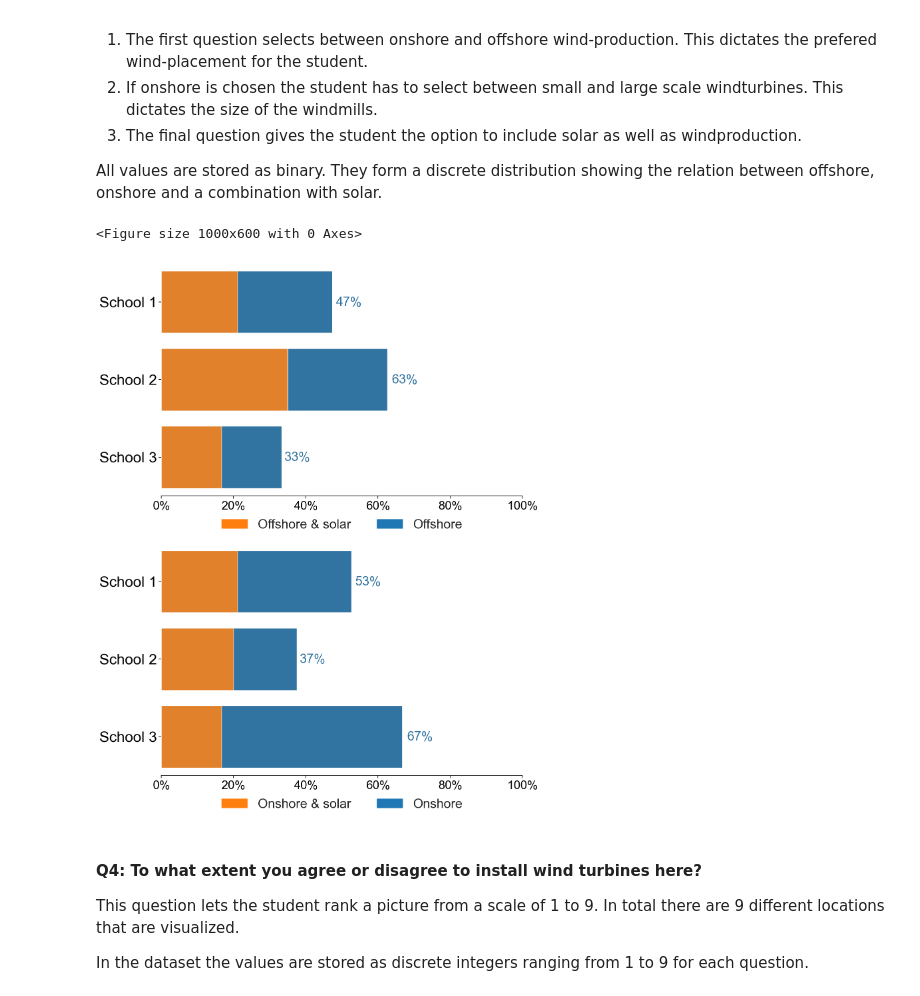
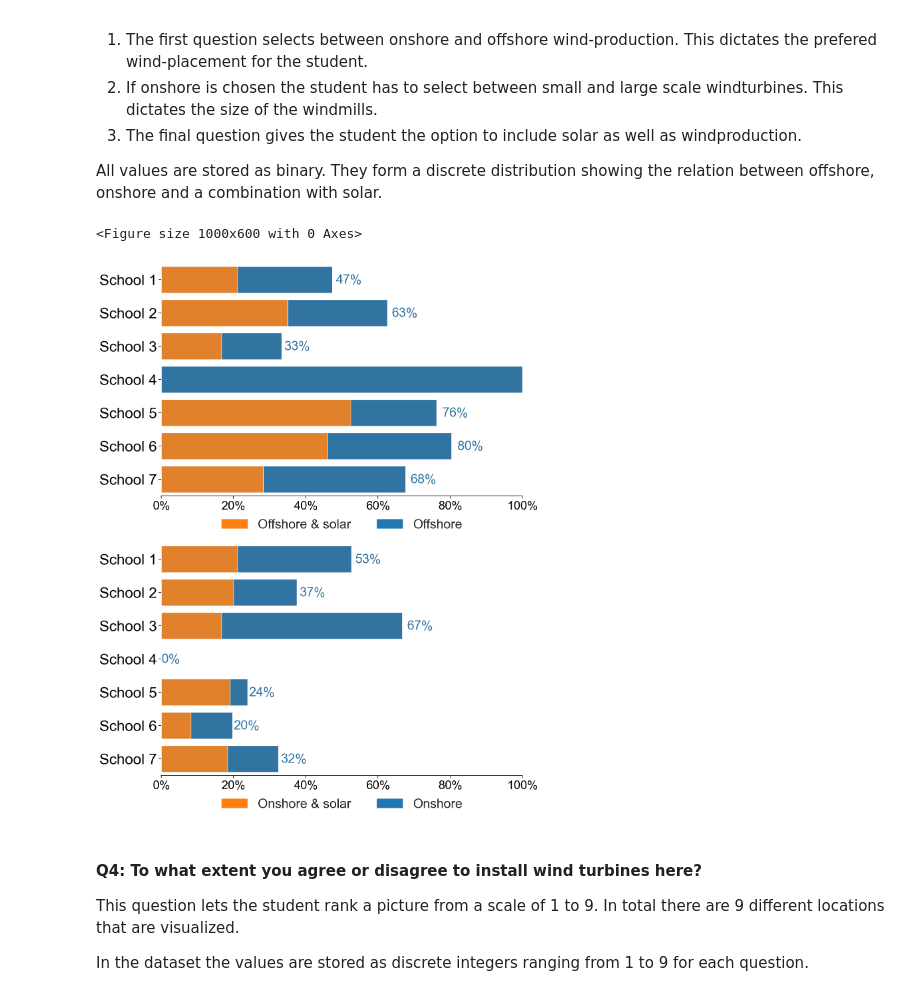
Before and after one commit to JavedMS/Mapping_Workshops_EFF, a Jupyter notebook: final.ipynb, the cells around one changed output. Cells and saved outputs as stored; diff of their text form; code cells hidden in the pictures.

Commit message:
Updated images with new data

```diff
--- a/final.ipynb
+++ b/final.ipynb
@@ -291,7 +325,7 @@ import math
 df = data[[ "date", "energySource"]]
 
 old_values = df[('date', 'sub')].unique()
-new_values = ["school1", "school2", "school3"]
+new_values = ["school1", "school2", "school3", "school4","school5","school6","school7"]
 
 [df[('date', 'sub')].replace(old,new, inplace = True) for old, new in zip(old_values, new_values)]
 df.columns = [col[1] for col in df.columns]
@@ -378,35 +412,35 @@ for bar in axes[1].patches:
                      (width*1.02, bar.get_y() + bar.get_height() / 2),
                      ha='left', va='center', fontsize=28, color=bar_color)
 
 
 sns.barplot(x='result', y='sub', data=df_merged, orient = "h", color = solar_color, ax = axes[1])
 
 # Add titles and labels to the first axes
 #axes[1].set_title('For onshore wind', fontsize=30)
 axes[1].set_xlabel('')
 axes[1].set_ylabel('')
 axes[1].tick_params(axis='x', labelsize=26)
 axes[1].tick_params(axis='y', labelsize=32)
 axes[1].set_xlim(0, 1)
 axes[1].xaxis.set_major_formatter(plt.FuncFormatter(lambda x, _: f'{int(x * 100)}%'))
 
 # Create custom legend handles
 legend_handles = [
     Patch(color=solar_color, label='Onshore & solar'),
     Patch(color=onshore_color, label='Onshore')
 ]
 
 # Add the legend to the plot
 axes[1].legend(handles=legend_handles, fontsize=28, frameon=False, loc='lower center', ncol=2, bbox_to_anchor=(0.5, -0.2))
 
-custom_labels = ["School 1", "School 2", "School 3"]  # Corresponding labels
+custom_labels = ["School 1", "School 2", "School 3","School 4", "School 5", "School 6","School 7"]  # Corresponding labels
 axes[0].set_yticklabels(custom_labels)
 axes[1].set_yticklabels(custom_labels)
 
 plt.savefig(figures + 'onshore_offshore_grouped.png', dpi=300, bbox_inches='tight')
 # %% [output]
 <Figure size 1000x600 with 0 Axes>
-[figure, old version]
+[figure, new version]
 # %% [markdown]
 #### Q4: To what extent you agree or disagree to install wind turbines here?
 This question lets the student rank a picture from a scale of 1 to 9. In total there are 9 different locations that are visualized.
```
Also changed, not shown: parts of 29 cells of this notebook, 8 other files.
